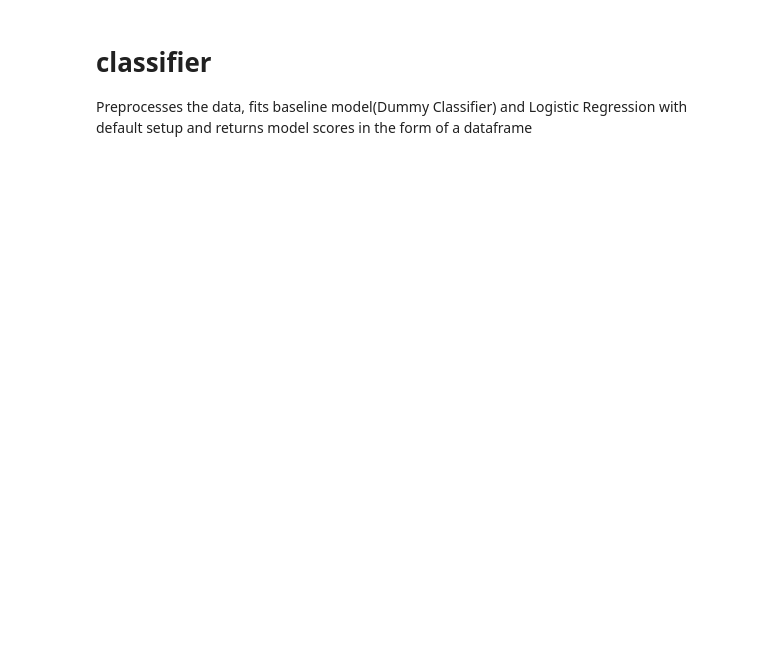
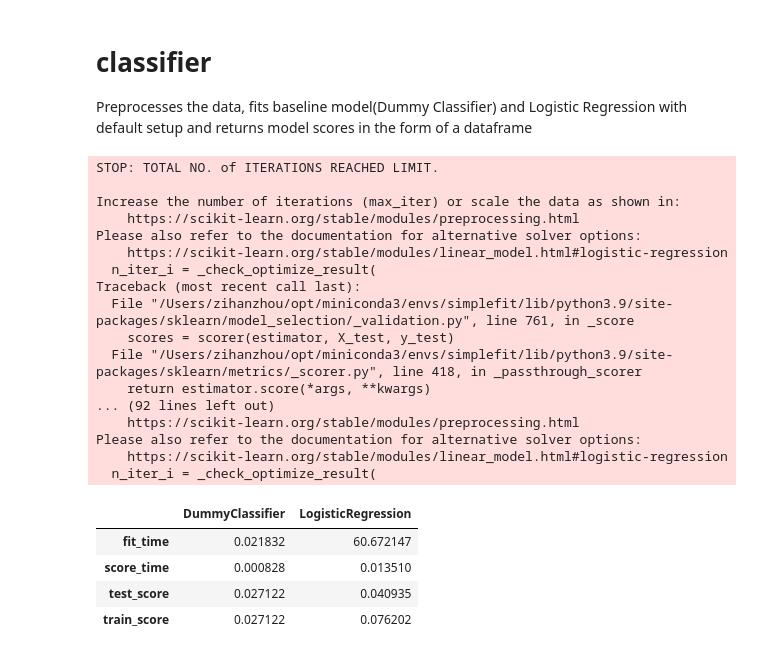
Before and after one commit to UBC-MDS/Simplefit, a Jupyter notebook: docs/example.ipynb, the cells around one changed output. Cells and saved outputs as stored; diff of their text form; code cells hidden in the pictures; blank space fills up the shorter version.

Commit message:
Classifier

```diff
--- a/docs/example.ipynb
+++ b/docs/example.ipynb
@@ -98,0 +99,26 @@ from simplefit.regressor import regressor
+# %%
+from simplefit.classifier import classifier
+classifier(df, target_col = 'popularity', numeric_feats = ['danceability', 'loudness'], categorical_feats=['genre'], cv=10)
+# %% [output]
+STOP: TOTAL NO. of ITERATIONS REACHED LIMIT.
+
+Increase the number of iterations (max_iter) or scale the data as shown in:
+    https://scikit-learn.org/stable/modules/preprocessing.html
+Please also refer to the documentation for alternative solver options:
+    https://scikit-learn.org/stable/modules/linear_model.html#logistic-regression
+  n_iter_i = _check_optimize_result(
+Traceback (most recent call last):
+  File "/Users/zihanzhou/opt/miniconda3/envs/simplefit/lib/python3.9/site-packages/sklearn/model_selection/_validation.py", line 761, in _score
+    scores = scorer(estimator, X_test, y_test)
+  File "/Users/zihanzhou/opt/miniconda3/envs/simplefit/lib/python3.9/site-packages/sklearn/metrics/_scorer.py", line 418, in _passthrough_scorer
+    return estimator.score(*args, **kwargs)
+... (92 lines left out)
+    https://scikit-learn.org/stable/modules/preprocessing.html
+Please also refer to the documentation for alternative solver options:
+    https://scikit-learn.org/stable/modules/linear_model.html#logistic-regression
+  n_iter_i = _check_optimize_result(
+|  | DummyClassifier | LogisticRegression |
+| fit_time | 0.021832 | 60.672147 |
+| score_time | 0.000828 | 0.013510 |
+| test_score | 0.027122 | 0.040935 |
+| train_score | 0.027122 | 0.076202 |
```
Also changed, not shown: parts of 2 cells of this notebook.
